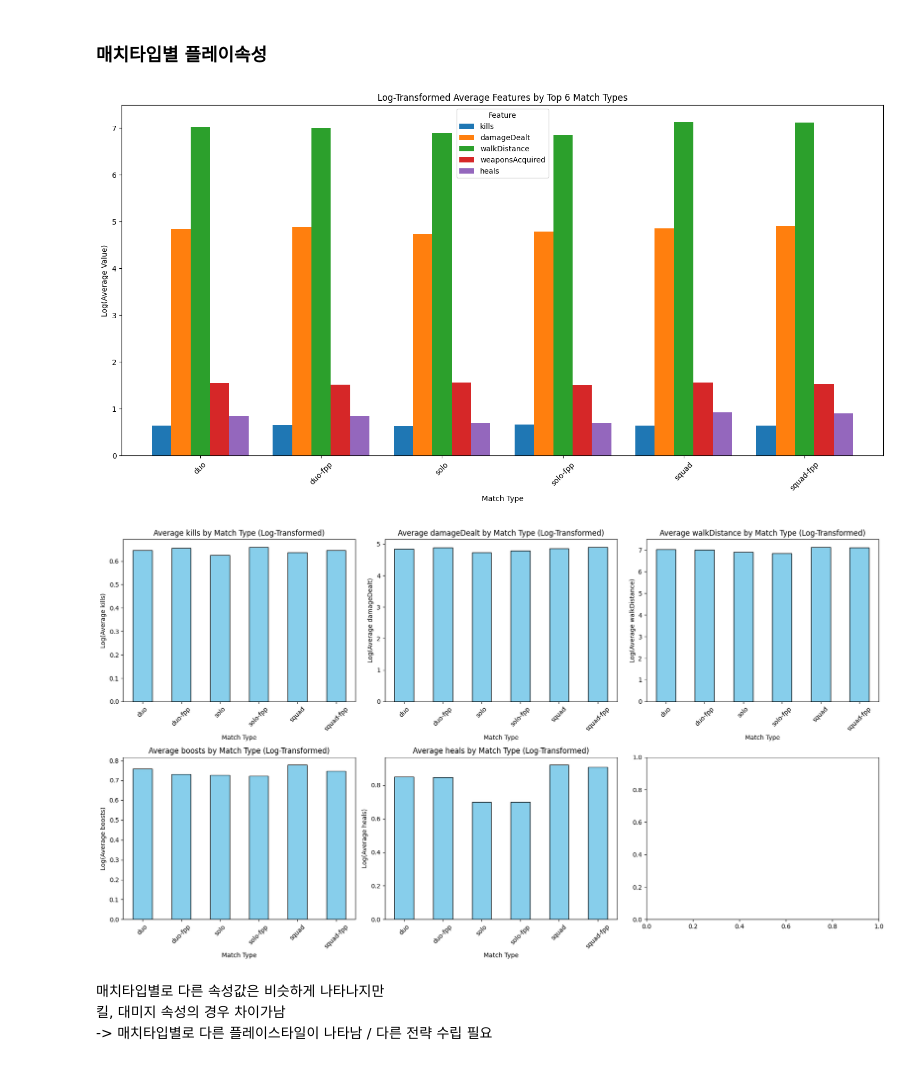
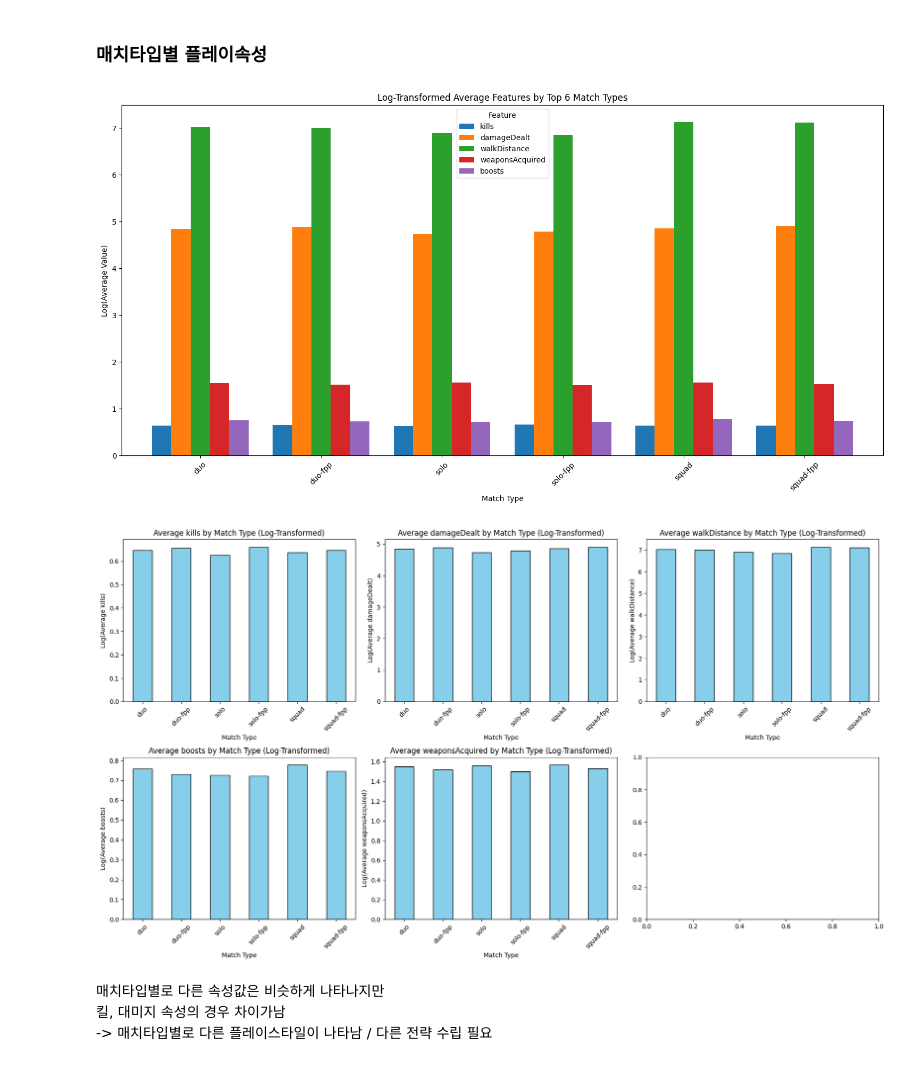
Before and after one commit to p-garden/data-solution, a Jupyter notebook: BATTLRGROUND/notebooke3a40bfc51.ipynb, the cells around one changed output. Drawn from its saved outputs; the diff is of its cells as text; code cells hidden in the pictures.

```diff
--- a/BATTLRGROUND/notebooke3a40bfc51.ipynb
+++ b/BATTLRGROUND/notebooke3a40bfc51.ipynb
@@ -339,7 +339,7 @@ import numpy as np
 # matchType 데이터에서 상위 6개 항목 선택
 top_6_match_types = train['matchType'].value_counts().nlargest(6).index
 match_type_means_log_top6 = np.log1p(train[train['matchType'].isin(top_6_match_types)]
-                                     .groupby('matchType')[['kills', 'damageDealt', 'walkDistance', 'weaponsAcquired', 'heals']].mean())
+                                     .groupby('matchType')[['kills', 'damageDealt', 'walkDistance', 'weaponsAcquired', 'boosts']].mean())
 
 # 시각화
 fig, ax = plt.subplots(figsize=(15, 8))
@@ -354,23 +354,23 @@ plt.xticks(rotation=45)
 plt.tight_layout()
 plt.show()
 # %% [output]
-[figure, old version]
+[figure, new version]
 # %%
-features = ['kills', 'damageDealt', 'walkDistance', 'boosts', 'heals']
+features = ['kills', 'damageDealt', 'walkDistance', 'boosts', 'weaponsAcquired']
 fig, axes = plt.subplots(2, 3, figsize=(18, 10))
 
 for i, feature in enumerate(features):
     ax = axes[i // 3, i % 3]
     match_type_means_log_top6[feature].plot(kind='bar', ax=ax, color='skyblue', edgecolor='black')
     ax.set_title(f"Average {feature} by Match Type (Log-Transformed)")
     ax.set_xlabel("Match Type")
     ax.set_ylabel(f"Log(Average {feature})")
     ax.set_xticklabels(ax.get_xticklabels(), rotation=45)
 
 plt.tight_layout()
 plt.show()
 # %% [output]
-[figure, old version]
+[figure, new version]
 # %% [markdown]
 매치타입별로 다른 속성값은 비슷하게 나타나지만
 킬, 대미지 속성의 경우 차이가남
```
Also changed, not shown: parts of 39 cells of this notebook.
